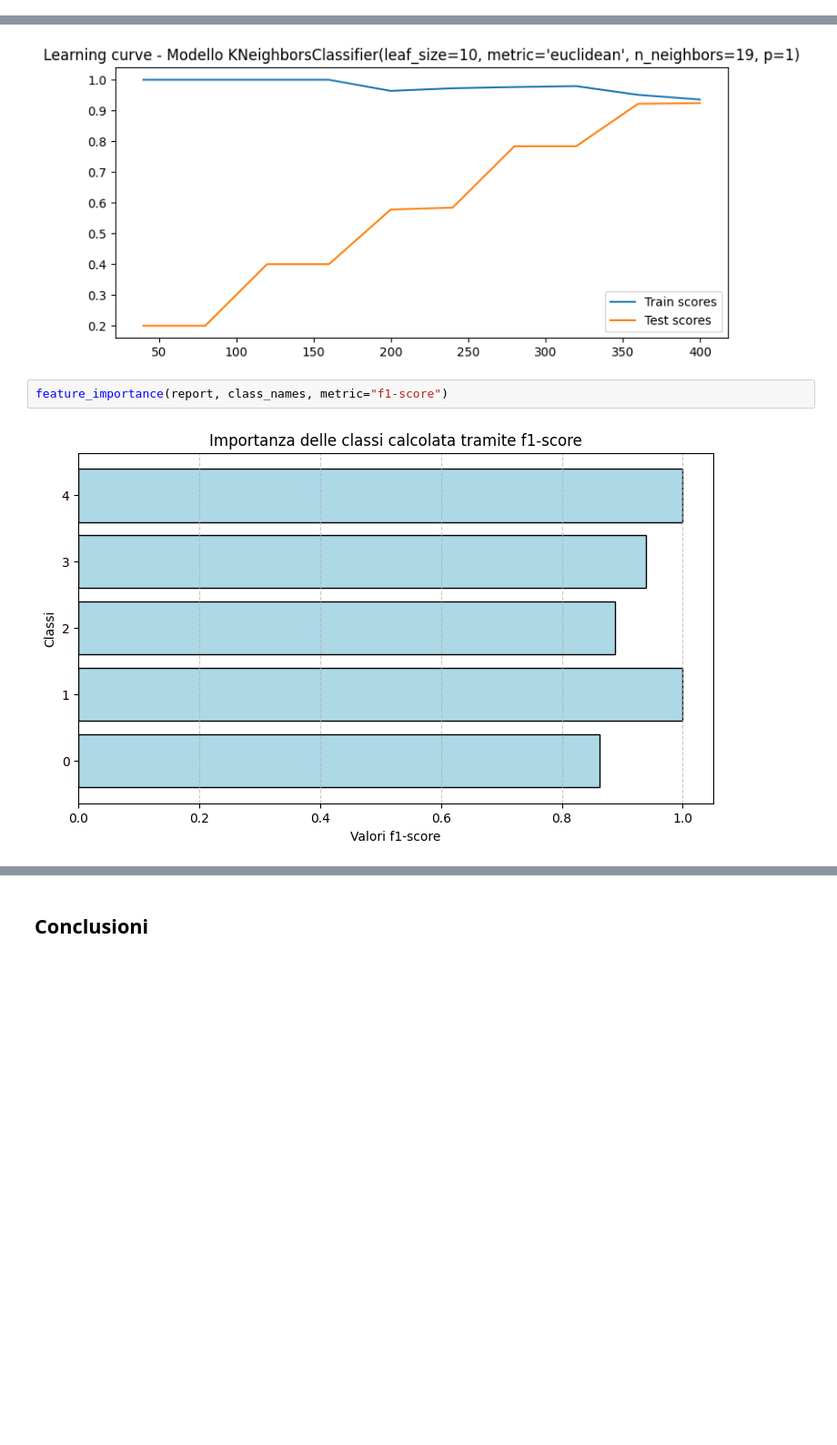
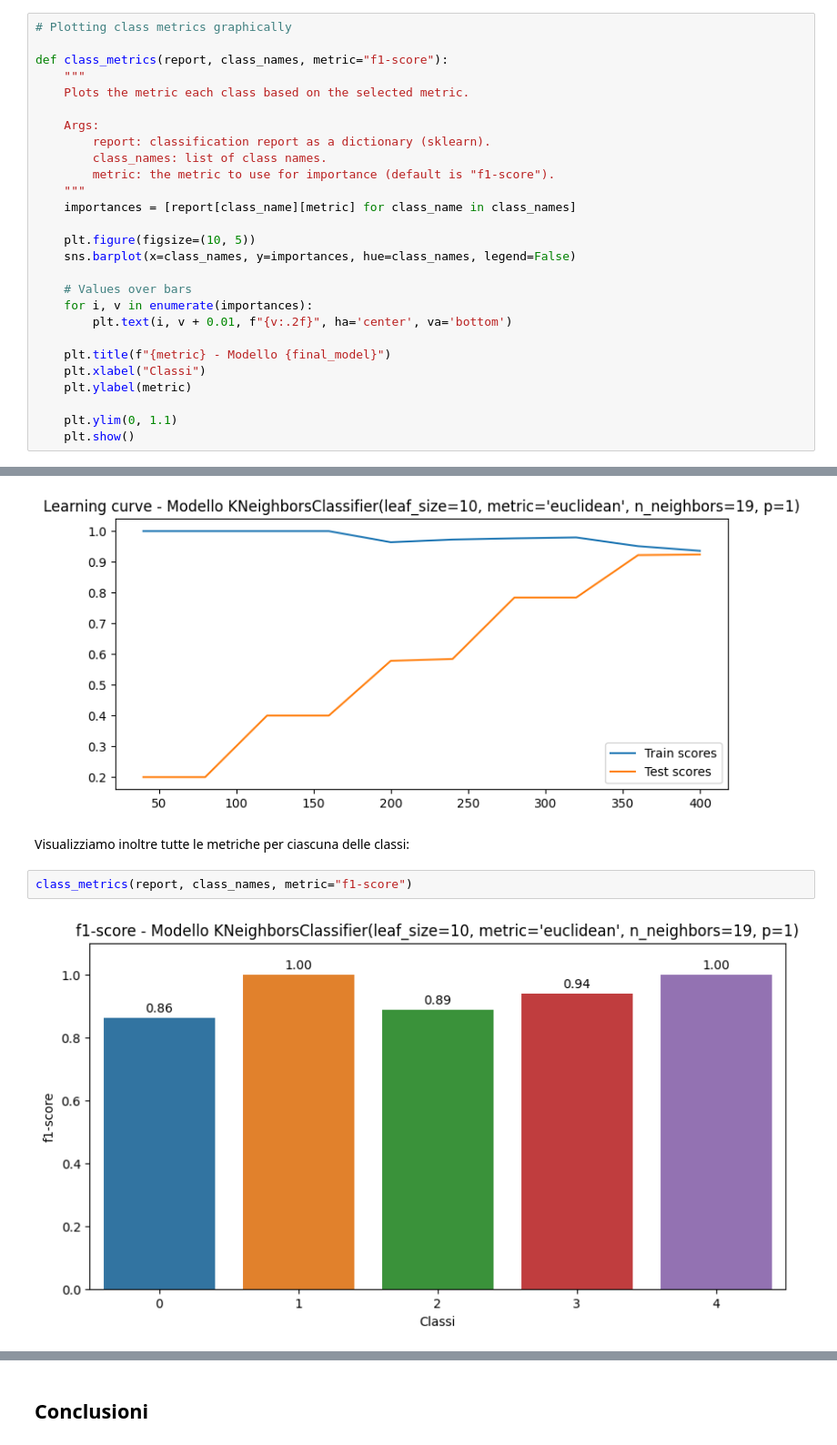
Before and after one commit to crypto-infinity/proai, a Jupyter notebook: course4-ml-algorithms/project/frutti_esotici.ipynb, the cells around one changed output, grey strips where cells are left out. Shown at 91% size. Saved outputs shown, nothing was run; the diff lists cells and outputs as text; blank space fills up the shorter version.

```diff
--- a/course4-ml-algorithms/project/frutti_esotici.ipynb
+++ b/course4-ml-algorithms/project/frutti_esotici.ipynb
@@ -667,6 +669,33 @@ def plot_multiclass_roc(model, X_test, y_test, class_names):
 
     plt.grid()
     plt.show()
+# %%
+# Plotting class metrics graphically
+
+def class_metrics(report, class_names, metric="f1-score"):
+    """
+    Plots the metric each class based on the selected metric.
+
+    Args:
+        report: classification report as a dictionary (sklearn).
+        class_names: list of class names.
+        metric: the metric to use for importance (default is "f1-score").
+    """
+    importances = [report[class_name][metric] for class_name in class_names]
+
+    plt.figure(figsize=(10, 5))
+    sns.barplot(x=class_names, y=importances, hue=class_names, legend=False)
+
+    # Values over bars
+    for i, v in enumerate(importances):
+        plt.text(i, v + 0.01, f"{v:.2f}", ha='center', va='bottom')
+
+    plt.title(f"{metric} - Modello {final_model}")
+    plt.xlabel("Classi")
+    plt.ylabel(metric)
+
+    plt.ylim(0, 1.1)
+    plt.show()
 # %%
 # Learning Curve
 from sklearn.model_selection import learning_curve
@@ -742,7 +741,9 @@ plot_multiclass_roc(final_model, X, y, class_names)
 show_learning_curve(final_model, (X, y))
 # %% [output]
 [figure]
+# %% [markdown]
+Visualizziamo inoltre tutte le metriche per ciascuna delle classi:
 # %%
-feature_importance(report, class_names, metric="f1-score")
+class_metrics(report, class_names, metric="f1-score")
 # %% [output]
-[figure, old version]
+[figure, new version]
```
Also changed, not shown: parts of 26 cells of this notebook.
